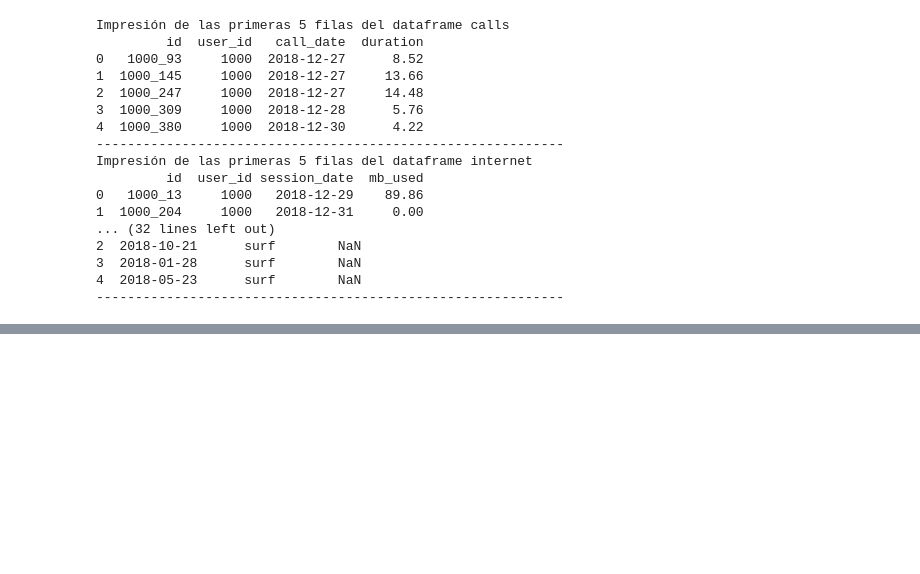
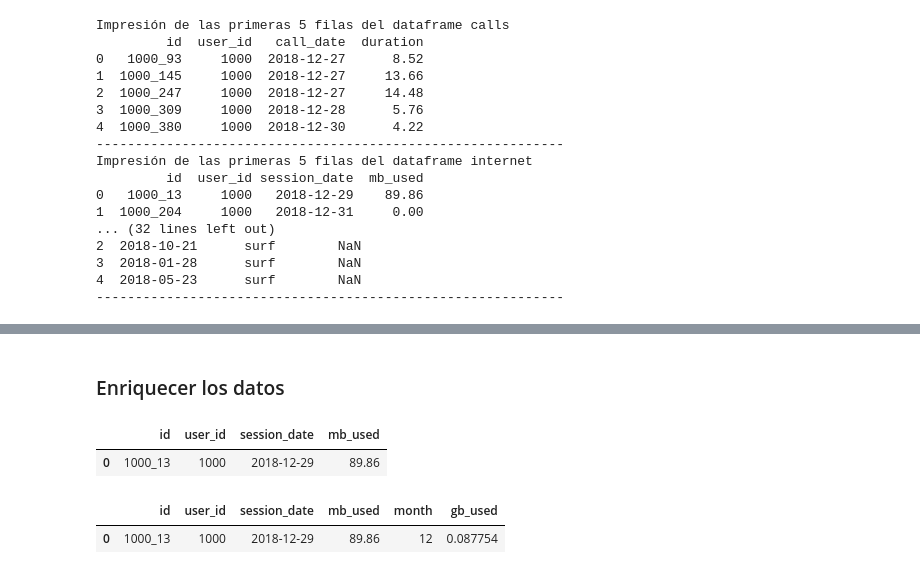
Before and after one commit to DiffelVIA/Sprint_5, a Jupyter notebook: sprint_5.ipynb, the cells around one changed output, grey strips where cells are left out. Drawn from its saved outputs; the diff is of its cells as text; code cells hidden in the pictures; blank space fills up the shorter version.

```diff
--- a/sprint_5.ipynb
+++ b/sprint_5.ipynb
@@ -91,0 +297,18 @@ Impresión de las primeras 5 filas del dataframe internet
+# %% [markdown]
+### Enriquecer los datos
+# %%
+internet.head(1)
+# %% [output]
+|  | id | user_id | session_date | mb_used |
+| 0 | 1000_13 | 1000 | 2018-12-29 | 89.86 |
+# %%
+internet['session_date'] = pd.to_datetime(internet['session_date'], format='%Y-%m-%d')
+# %%
+internet['month'] = internet['session_date'].dt.month
+# %%
+internet['gb_used'] = internet['mb_used']/1024
+# %%
+internet.head(1)
+# %% [output]
+|  | id | user_id | session_date | mb_used | month | gb_used |
+| 0 | 1000_13 | 1000 | 2018-12-29 | 89.86 | 12 | 0.087754 |
```
Also changed, not shown: parts of 53 cells of this notebook.
